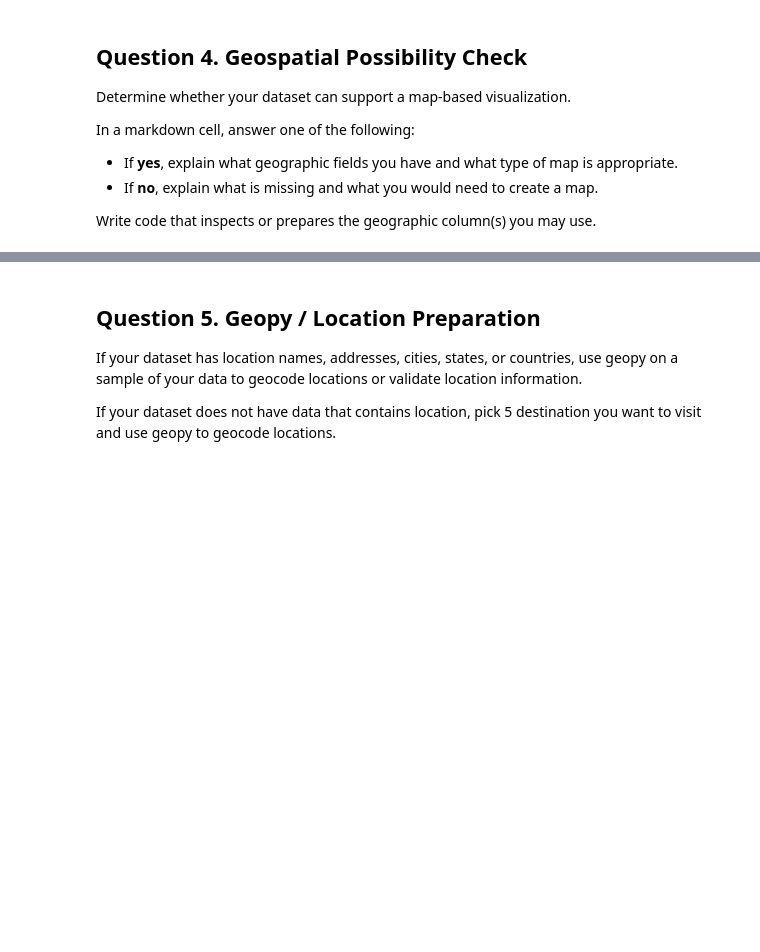
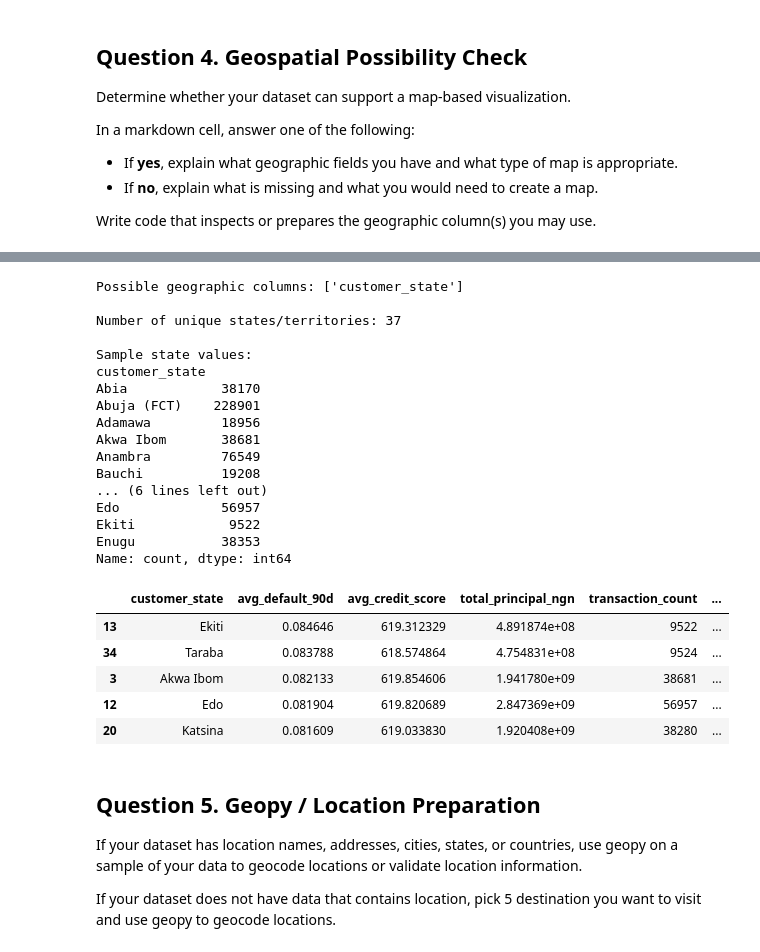
Before and after one commit to CS133-DataVisualization/term-project-dgim, a Jupyter notebook: P3_interactive.ipynb, the cells around one changed output, grey strips where cells are left out. Saved outputs shown, nothing was run; the diff lists cells and outputs as text; code cells hidden in the pictures; blank space fills up the shorter version.

```diff
--- a/P3_interactive.ipynb
+++ b/P3_interactive.ipynb
@@ -91,5 +155,58 @@ Write code that inspects or prepares the geographic column(s) you may use.
 # %%
 # Your code . . .
+
+# Inspect geographic column(s) that could support a map
+geo_cols = [col for col in df.columns if "state" in col.lower() or "city" in col.lower() or "country" in col.lower() or "location" in col.lower()]
+print("Possible geographic columns:", geo_cols)
+
+# Look at the state values we have
+state_counts = df["customer_state"].value_counts().sort_index()
+print("\nNumber of unique states/territories:", df["customer_state"].nunique())
+print("\nSample state values:")
+print(state_counts.head(15))
+
+# Prepare a state-level summary that could later be joined to a Nigeria states GeoJSON
+state_map_data = (
+    df.groupby("customer_state", as_index=False)
+      .agg(
+          avg_default_90d=("default_90d", "mean"),
+          avg_credit_score=("credit_score", "mean"),
+          total_principal_ngn=("principal_ngn", "sum"),
+          transaction_count=("customer_id", "count")
+      )
+      .sort_values("avg_default_90d", ascending=False)
+)
+
+# Clean names if needed for a future map join
+state_map_data["state_clean"] = state_map_data["customer_state"].replace({
+    "Abuja (FCT)": "Federal Capital Territory"
+})
+
+state_map_data.head()
+# %% [output]
+Possible geographic columns: ['customer_state']
+
+Number of unique states/territories: 37
+
+Sample state values:
+customer_state
+Abia            38170
+Abuja (FCT)    228901
+Adamawa         18956
+Akwa Ibom       38681
+Anambra         76549
+Bauchi          19208
+... (6 lines left out)
+Edo             56957
+Ekiti            9522
+Enugu           38353
+Name: count, dtype: int64
+|  | customer_state | avg_default_90d | avg_credit_score | total_principal_ngn | transaction_count | ... |
+| 13 | Ekiti | 0.084646 | 619.312329 | 4.891874e+08 | 9522 | ... |
+| 34 | Taraba | 0.083788 | 618.574864 | 4.754831e+08 | 9524 | ... |
+| 3 | Akwa Ibom | 0.082133 | 619.854606 | 1.941780e+09 | 38681 | ... |
+| 12 | Edo | 0.081904 | 619.820689 | 2.847369e+09 | 56957 | ... |
+| 20 | Katsina | 0.081609 | 619.033830 | 1.920408e+09 | 38280 | ... |
 # %% [markdown]
 ## Question 5. Geopy / Location Preparation
 
```
Also changed, not shown: parts of 10 cells of this notebook.
